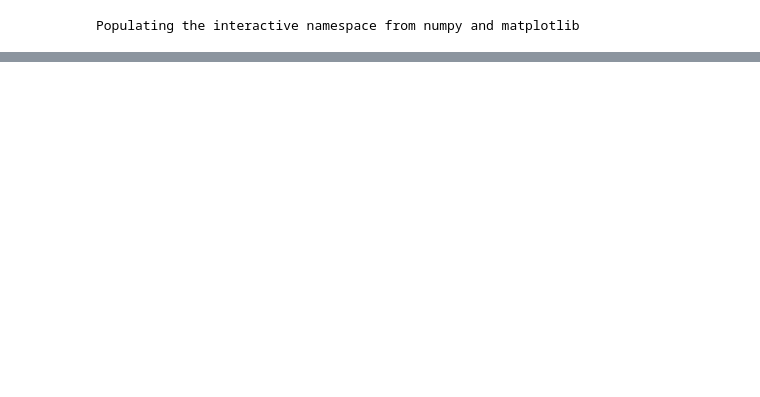
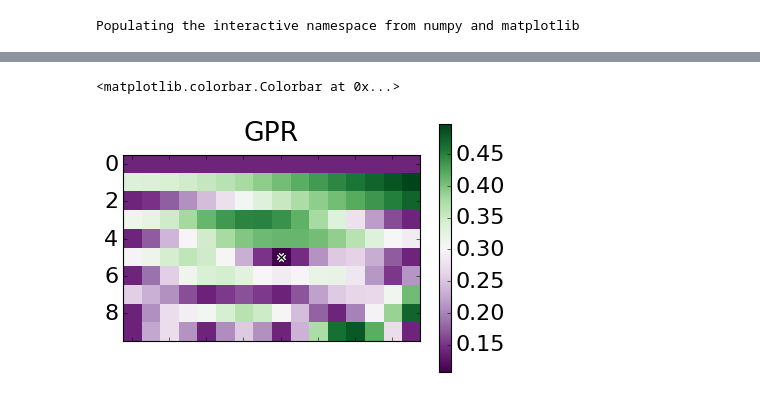
Before and after one commit to eltrompetero/perception_neuron, a Jupyter notebook: gpr_on_data.ipynb, the cells around one changed output, grey strips where cells are left out. Saved outputs shown, nothing was run; the diff lists cells and outputs as text; code cells hidden in the pictures; blank space fills up the shorter version.

```diff
--- a/gpr_on_data.ipynb
+++ b/gpr_on_data.ipynb
@@ -307,0 +128,13 @@ fig.colorbar(cax,ax=ax,shrink=.9,label='z-Performance')
+# %%
+fig,ax = plt.subplots()
+cax = ax.matshow(gpr.std_pred.reshape(10,16)[::-1],
+              cmap=plt.cm.PRGn,zorder=0)
+xlim,ylim = ax.get_xlim(),ax.get_ylim()
+for x,y in gpr.pointsToAvoid:
+    ax.plot( (x-.5)*10,(1-y)*10,'kx',zorder=2 )
+    ax.plot( (x-.5)*10,(1-y)*10,'wx',mew=3,zorder=1 )
+ax.set(title='GPR',xticklabels=[],xlim=xlim,ylim=ylim)
+fig.colorbar(cax)
+# %% [output]
+<matplotlib.colorbar.Colorbar at 0x...>
+[figure, added]
```
Also changed, not shown: parts of 34 cells of this notebook, 2 other files.
